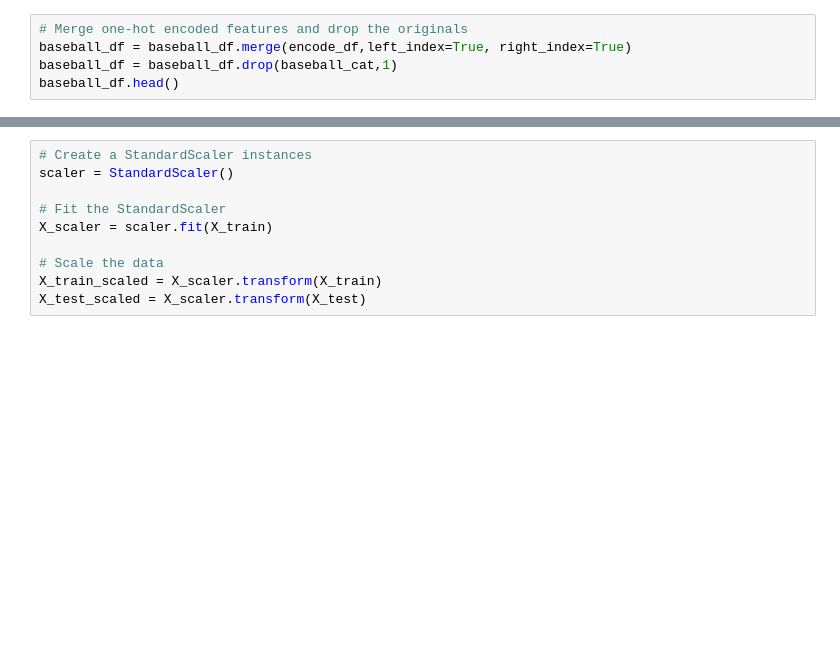
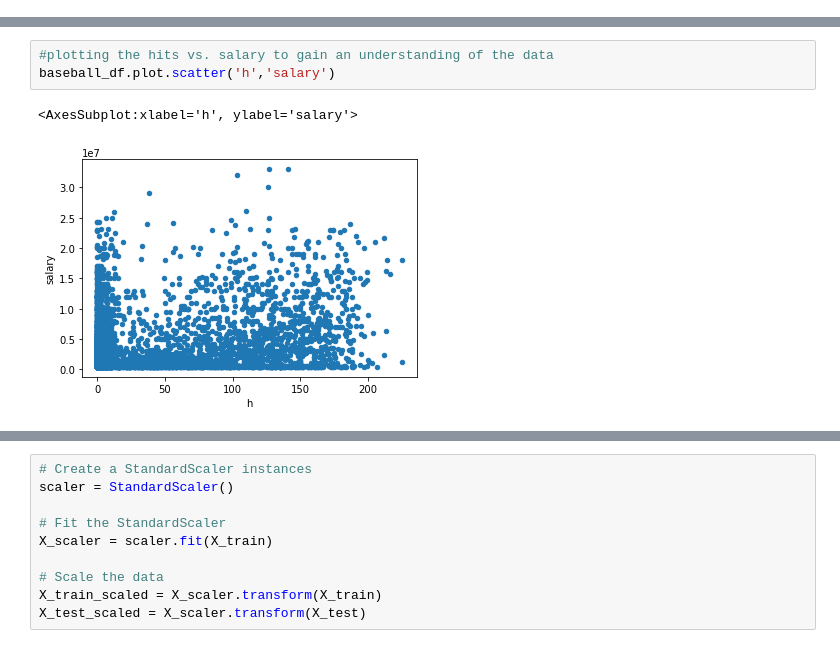
Before and after one commit to rclascano14/PROJECT, a Jupyter notebook: Machine Learning Model.ipynb, the cells around one changed output, grey strips where cells are left out. Drawn from its saved outputs; the diff is of its cells as text; blank space fills up the shorter version.

```diff
--- a/Machine Learning Model.ipynb
+++ b/Machine Learning Model.ipynb
@@ -36,5 +36,0 @@ encode_df.head()
-# %%
-# Merge one-hot encoded features and drop the originals
-baseball_df = baseball_df.merge(encode_df,left_index=True, right_index=True)
-baseball_df = baseball_df.drop(baseball_cat,1)
-baseball_df.head()
@@ -40,0 +70,6 @@ baseball_df.head()
+# %%
+#plotting the hits vs. salary to gain an understanding of the data
+baseball_df.plot.scatter('h','salary')
+# %% [output]
+<AxesSubplot:xlabel='h', ylabel='salary'>
+[figure, added]
```
Also changed, not shown: parts of 19 cells of this notebook.
